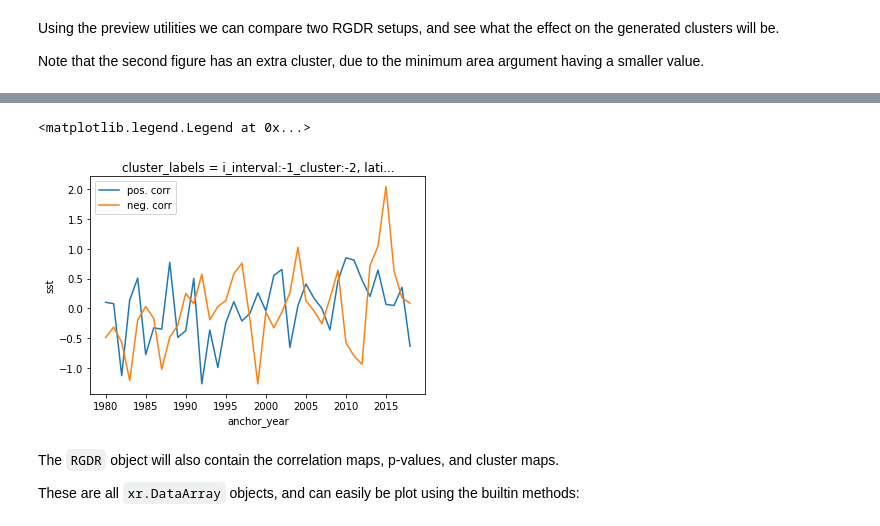
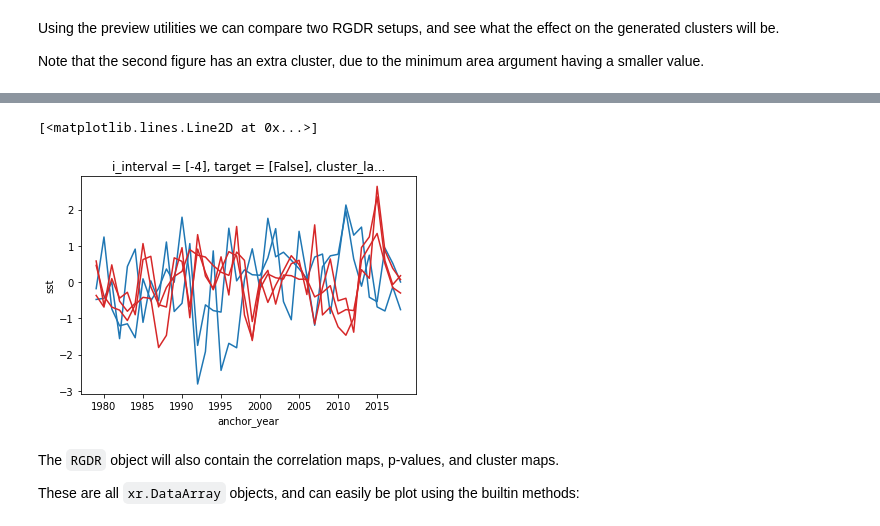
Before and after one commit to AI4S2S/s2spy, a Jupyter notebook: notebooks/tutorial_RGDR.ipynb, the cells around one changed output, grey strips where cells are left out. Drawn from its saved outputs; the diff is of its cells as text; code cells hidden in the pictures.

```diff
--- a/notebooks/tutorial_RGDR.ipynb
+++ b/notebooks/tutorial_RGDR.ipynb
@@ -89,13 +118,15 @@ Now we can plot the data for each cluster:
-# %%
-import matplotlib.pyplot as plt
-
-clustered_data -= clustered_data.mean(dim='anchor_year')
-clustered_data.sel(cluster_labels="i_interval:-1_cluster:1").plot.line(x='anchor_year', label='pos. corr')
-clustered_data.sel(cluster_labels="i_interval:-1_cluster:-1").plot.line(x='anchor_year', label='neg. corr')
-plt.legend()
-# %% [output]
-<matplotlib.legend.Legend at 0x...>
-[figure, removed]
+# %%
+import matplotlib.pyplot as plt
+clustered_data = clustered_data  - clustered_data.mean(dim="anchor_year")
+kwargs = {'x': 'anchor_year', 'add_legend': False}
+clustered_data.sel(cluster_labels=1).plot.line(c='tab:blue', **kwargs)
+clustered_data.sel(cluster_labels=2).plot.line(c='tab:blue', **kwargs)
+clustered_data.sel(cluster_labels=-1).plot.line(c='tab:red', **kwargs)
+clustered_data.sel(cluster_labels=-2).plot.line(c='tab:red', **kwargs)
+clustered_data.sel(cluster_labels=-3).plot.line(c='tab:red', **kwargs)
+# %% [output]
+[<matplotlib.lines.Line2D at 0x...>]
+[figure, added]
 # %% [markdown]
 The `RGDR` object will also contain the correlation maps, p-values, and cluster maps.
 
```
Also changed, not shown: parts of 24 cells of this notebook, 10 other files.
